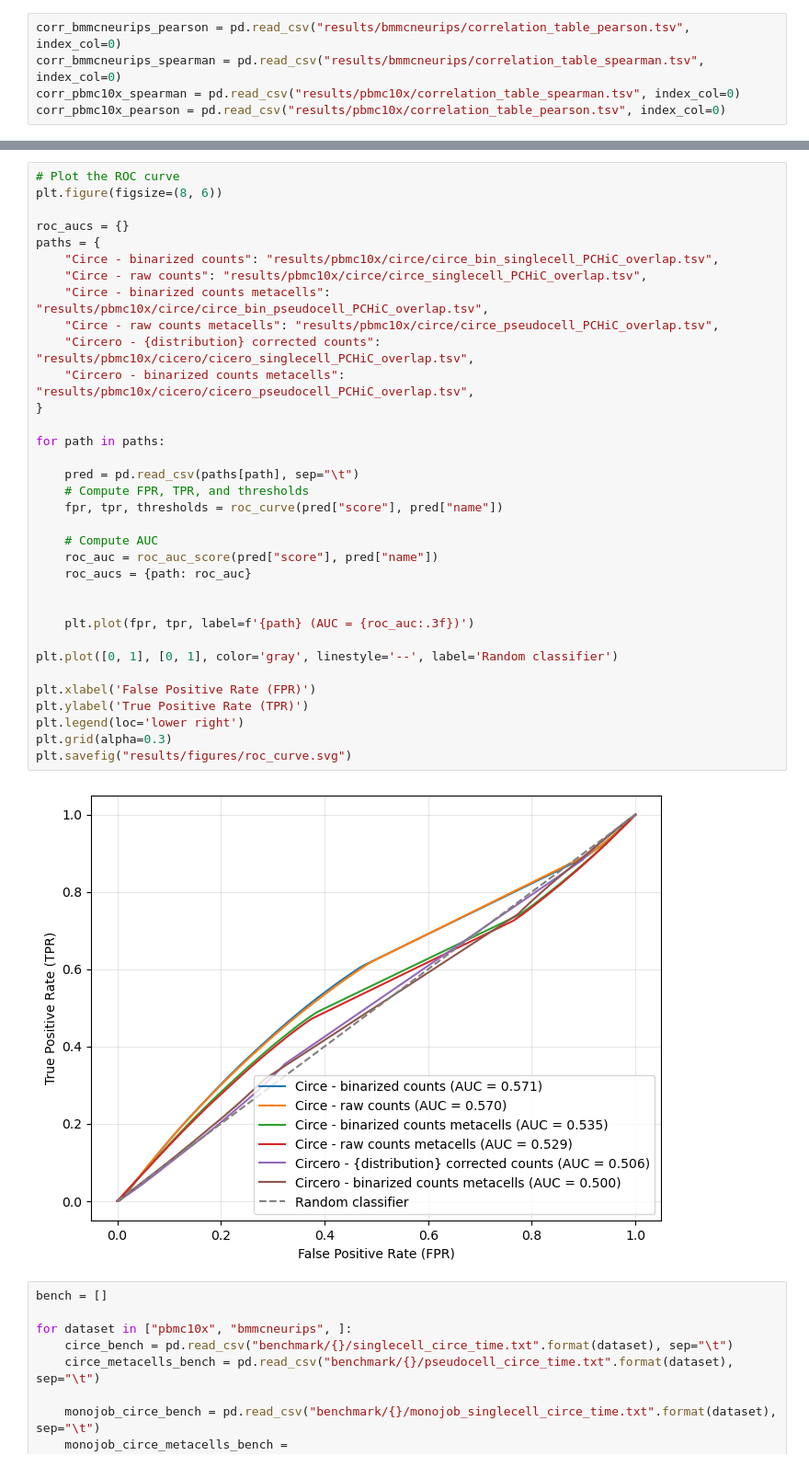
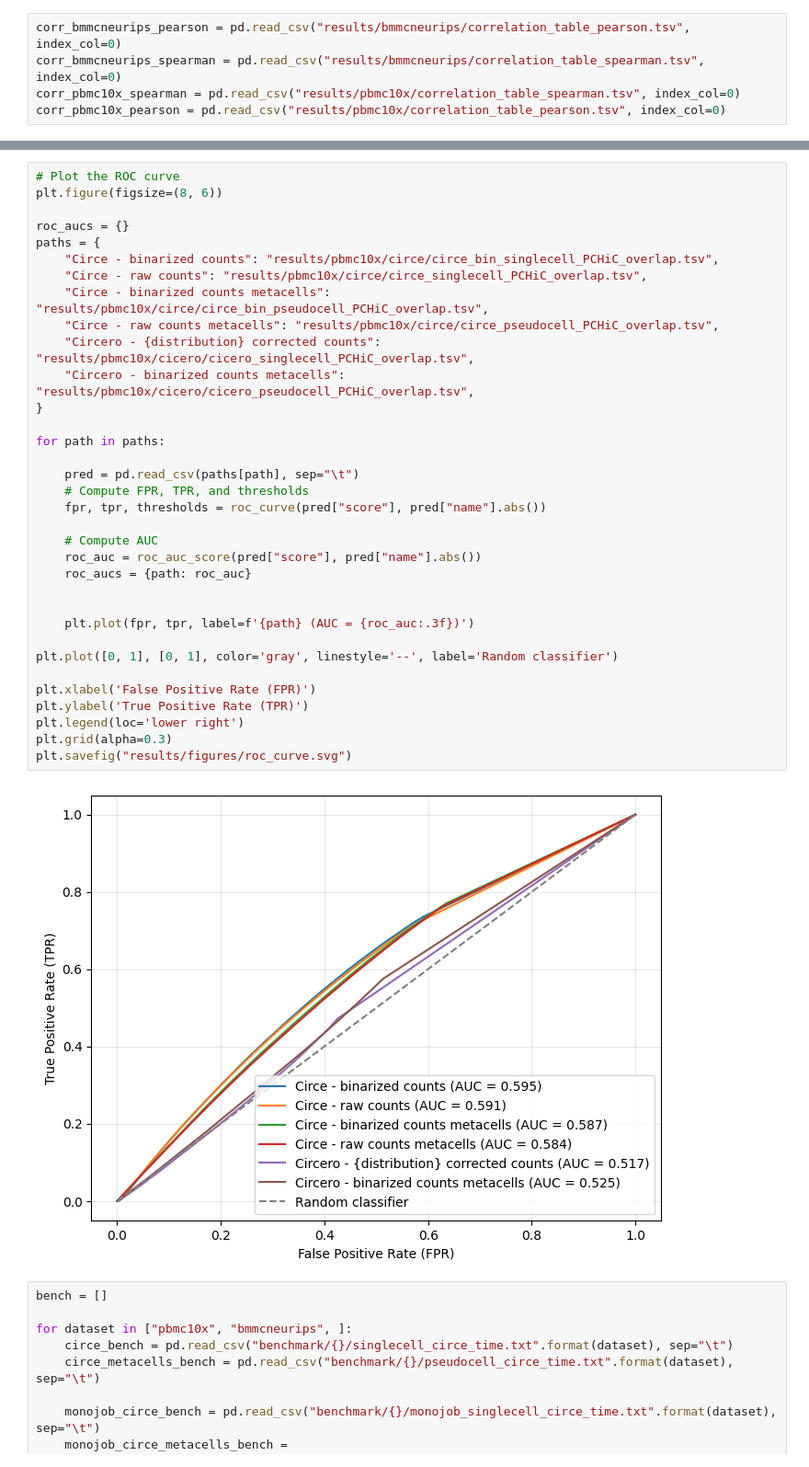
Before and after one commit to cantinilab/CIRCE_reproducibility, a Jupyter notebook: Untitled.ipynb, the cells around one changed output, grey strips where cells are left out. Shown: that part at 92% size. Drawn from its saved outputs; the diff is of its cells as text.

```diff
--- a/Untitled.ipynb
+++ b/Untitled.ipynb
@@ -136,36 +135,36 @@ plt.figure(figsize=(8, 6))
 
 roc_aucs = {}
 paths = {
     "Circe - binarized counts": "results/pbmc10x/circe/circe_bin_singlecell_PCHiC_overlap.tsv",
     "Circe - raw counts": "results/pbmc10x/circe/circe_singlecell_PCHiC_overlap.tsv",
     "Circe - binarized counts metacells": "results/pbmc10x/circe/circe_bin_pseudocell_PCHiC_overlap.tsv",
     "Circe - raw counts metacells": "results/pbmc10x/circe/circe_pseudocell_PCHiC_overlap.tsv",
     "Circero - {distribution} corrected counts": "results/pbmc10x/cicero/cicero_singlecell_PCHiC_overlap.tsv",
     "Circero - binarized counts metacells": "results/pbmc10x/cicero/cicero_pseudocell_PCHiC_overlap.tsv",
 }
 
 for path in paths:
 
     pred = pd.read_csv(paths[path], sep="\t")
     # Compute FPR, TPR, and thresholds
-    fpr, tpr, thresholds = roc_curve(pred["score"], pred["name"])
+    fpr, tpr, thresholds = roc_curve(pred["score"], pred["name"].abs())
 
     # Compute AUC
-    roc_auc = roc_auc_score(pred["score"], pred["name"])
+    roc_auc = roc_auc_score(pred["score"], pred["name"].abs())
     roc_aucs = {path: roc_auc}
 
 
     plt.plot(fpr, tpr, label=f'{path} (AUC = {roc_auc:.3f})')
 
 plt.plot([0, 1], [0, 1], color='gray', linestyle='--', label='Random classifier')
 
 plt.xlabel('False Positive Rate (FPR)')
 plt.ylabel('True Positive Rate (TPR)')
 plt.legend(loc='lower right')
 plt.grid(alpha=0.3)
 plt.savefig("results/figures/roc_curve.svg")
 # %% [output]
-[figure, old version]
+[figure, new version]
 # %%
 bench = []
 
```
Also changed, not shown: parts of 11 cells of this notebook, 9 other files.
